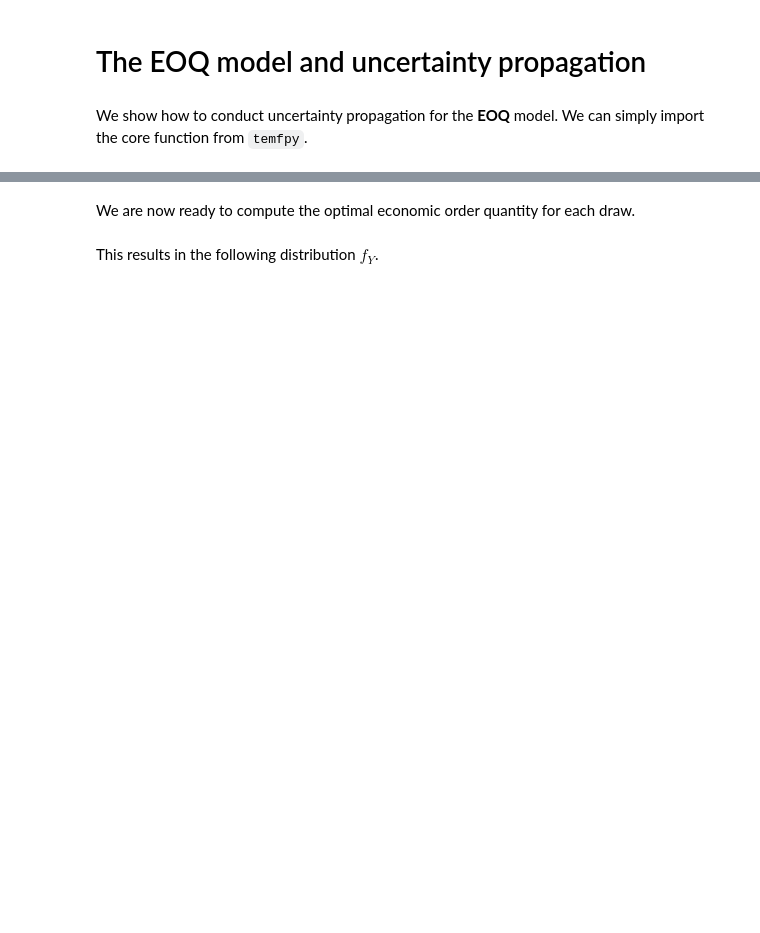
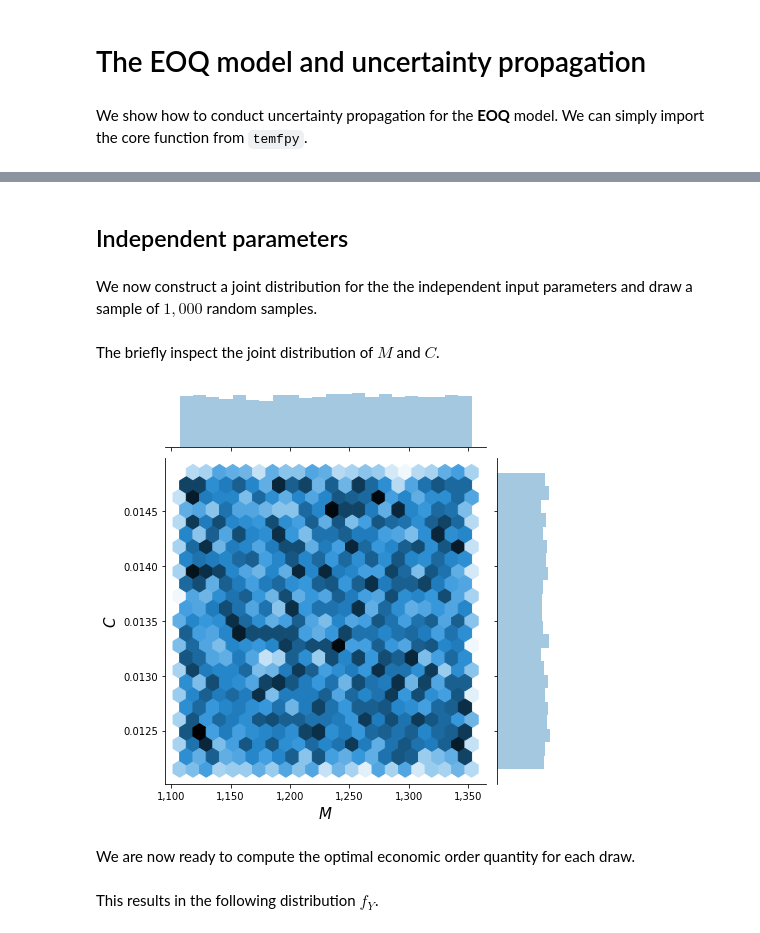
Before and after one commit to OpenSourceEconomics/econsa, a Jupyter notebook: docs/source/tutorials/eoq_model.ipynb, the cells around one changed output, grey strips where cells are left out. Cells and saved outputs as stored; diff of their text form; code cells hidden in the pictures; blank space fills up the shorter version.

```diff
--- a/docs/source/tutorials/eoq_model.ipynb
+++ b/docs/source/tutorials/eoq_model.ipynb
@@ -14,8 +16,31 @@ We specify a uniform distribution centered around $\mathbf{x^0}=(M, C, S) = (123
 # %%
-x = list()
+marginals = list()
 for center in [1230, 0.0135, 2.15]:
     lower, upper = 0.9 * center, 1.1 * center
-    x.append(cp.Uniform(lower, upper).sample(1000, rule="random"))
+    marginals.append(cp.Uniform(lower, upper))
+# %% [markdown]
+## Independent parameters
+# %% [markdown]
+ We now construct a joint distribution for the the independent input parameters and draw a sample of $1,000$ random samples.
+# %%
+distribution = cp.J(*marginals)
+sample = distribution.sample(10000, rule="random")
+# %% [markdown]
+The briefly inspect the joint distribution of $M$ and $C$.
+# %%
+def plot_joint(sample):
+    m, c, s = sample
+
+    g = sns.jointplot(m, c, kind="hex")
+    g.set_axis_labels(r"$M$", r"$C$")
+
+    g.ax_joint.get_xaxis().set_major_formatter(
+        mpl.ticker.StrMethodFormatter("{x:,.0f}")
+    )
+# %%
+plot_joint(sample)
+# %% [output]
+[figure, added]
 # %% [markdown]
 We are now ready to compute the optimal economic order quantity for each draw.
 # %%
```
Also changed, not shown: parts of 16 cells of this notebook, 4 other files.
